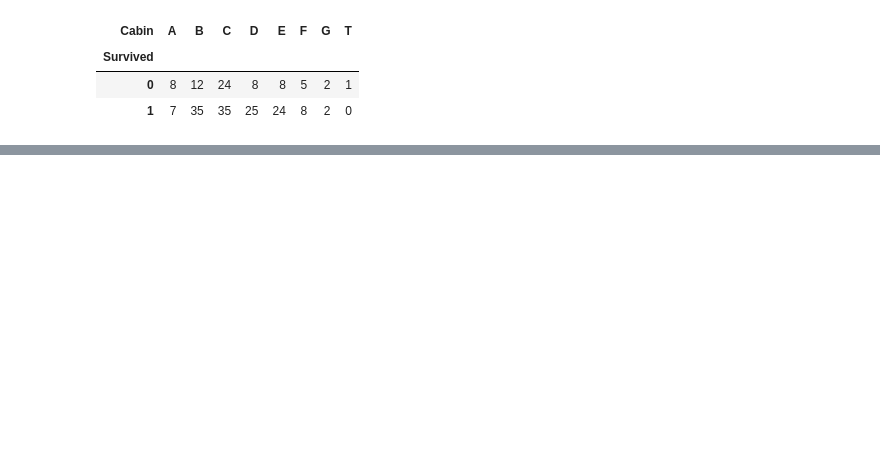
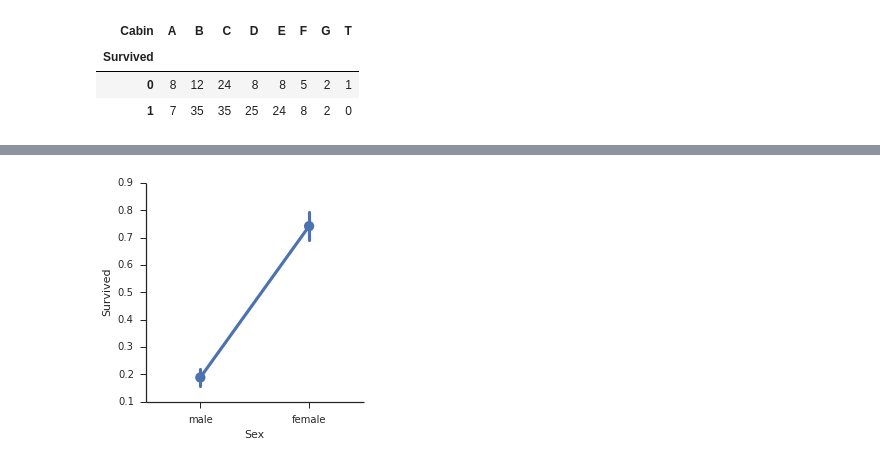
Before and after one commit to salexln/kaggle, a Jupyter notebook: titanic/notebook/titanic.ipynb, the cells around one changed output, grey strips where cells are left out. Saved outputs shown, nothing was run; the diff lists cells and outputs as text; code cells hidden in the pictures; blank space fills up the shorter version.

```diff
--- a/titanic/notebook/titanic.ipynb
+++ b/titanic/notebook/titanic.ipynb
@@ -90,0 +129,5 @@ pd.crosstab(df['Survived'],[df['Cabin'].dropna().apply(lambda x:str(x)[0])])
+# %%
+sns.set(style="ticks")
+g = sns.factorplot(x="Sex", y="Survived", data=df)
+# %% [output]
+[figure, added]
```
Also changed, not shown: parts of 9 cells of this notebook.
